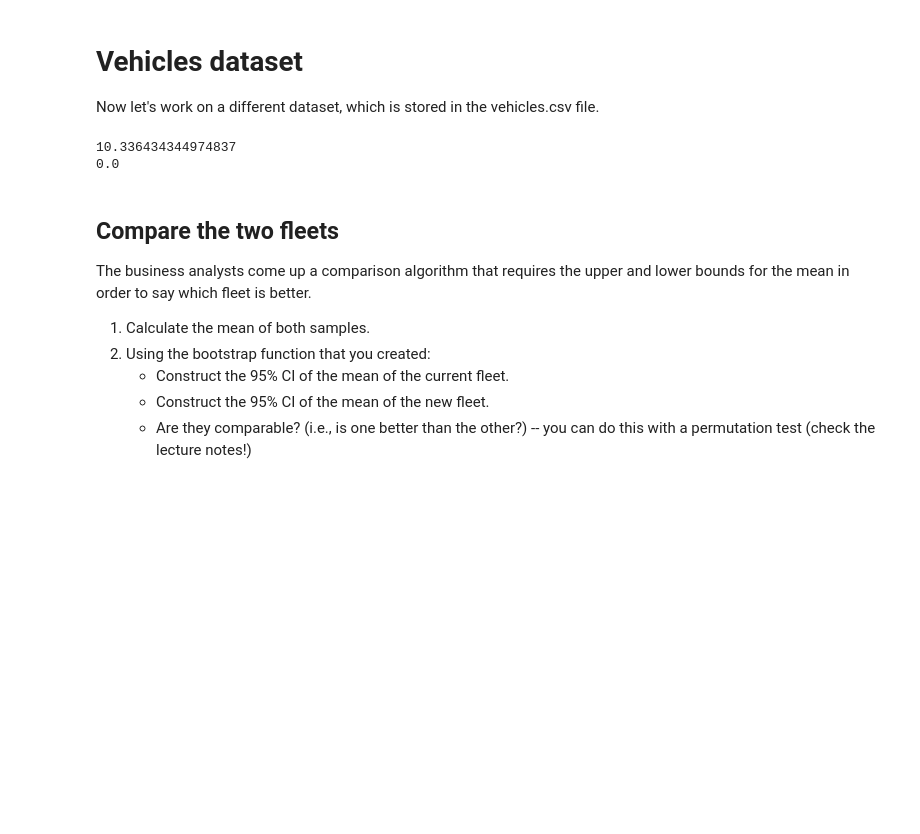
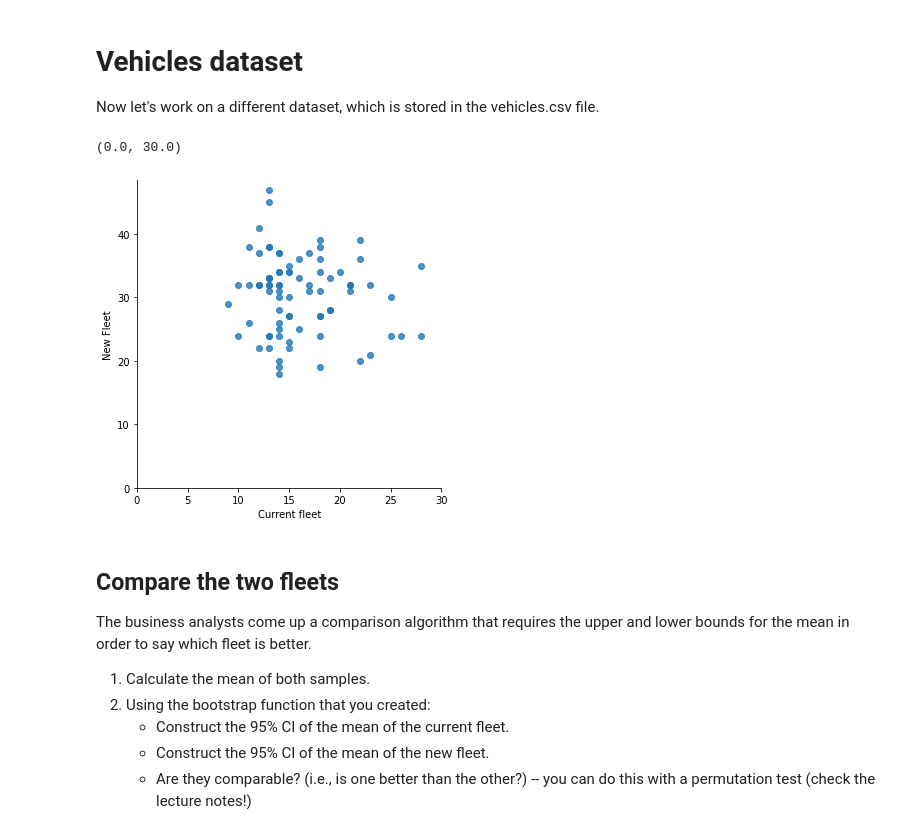
Before and after one commit to ThakdanaiSaelee/Lab_CE888, a Jupyter notebook: lab2 - bootstrap/bootstrap.ipynb, the cells around one changed output. Saved outputs shown, nothing was run; the diff lists cells and outputs as text; code cells hidden in the pictures; blank space fills up the shorter version.

```diff
--- a/lab2 - bootstrap/bootstrap.ipynb
+++ b/lab2 - bootstrap/bootstrap.ipynb
@@ -171,20 +151,18 @@ def p_value(data_old, data_new,round_permutation):
 # %%
 # Load the data
 df = pd.read_csv('https://raw.githubusercontent.com/albanda/CE888/master/lab2%20-%20bootstrap/vehicles.csv')
 data_current = df[df.columns[0]].values
 data_new = df[df.columns[1]].values
 data_new = data_new[np.logical_not(np.isnan(data_new))]
 
-# sns_plot = sns.lmplot(df.columns[0], df.columns[1], data=df, fit_reg=False)
+df_plot
+sns_plot = sns.lmplot(df.columns[0], df.columns[1], data=df, fit_reg=False)
 
-# sns_plot.axes[0, 0].set_ylim(0,)
-# sns_plot.axes[0, 0].set_xlim(0, 30)
+sns_plot.axes[0, 0].set_ylim(0,)
+sns_plot.axes[0, 0].set_xlim(0, 30)
+# %% [output]
+(0.0, 30.0)
+[figure, added]
-# %%
-p_values = p_value(data_current,data_new,30000)
-print(p_values)
-# %% [output]
-10.336434344974837
-0.0
 # %% [markdown]
 ## Compare the two fleets
 
```
Also changed, not shown: parts of 1 cell of this notebook.
